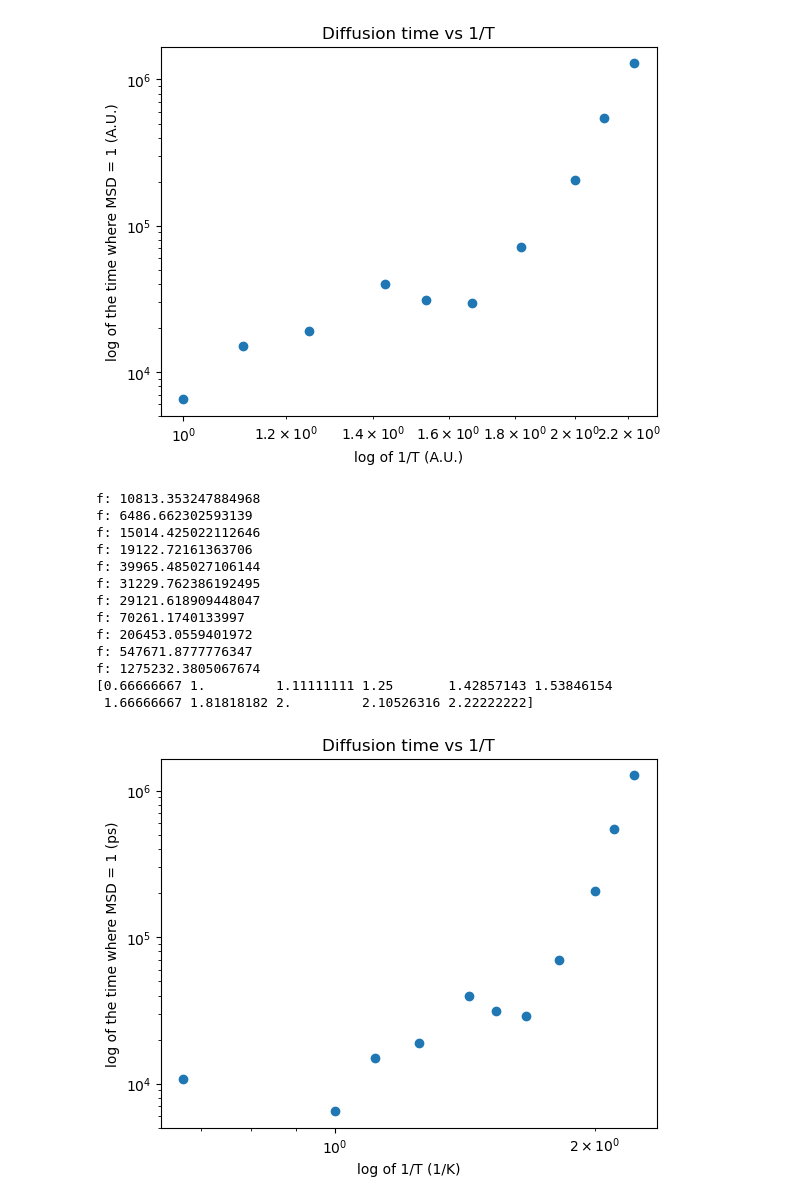
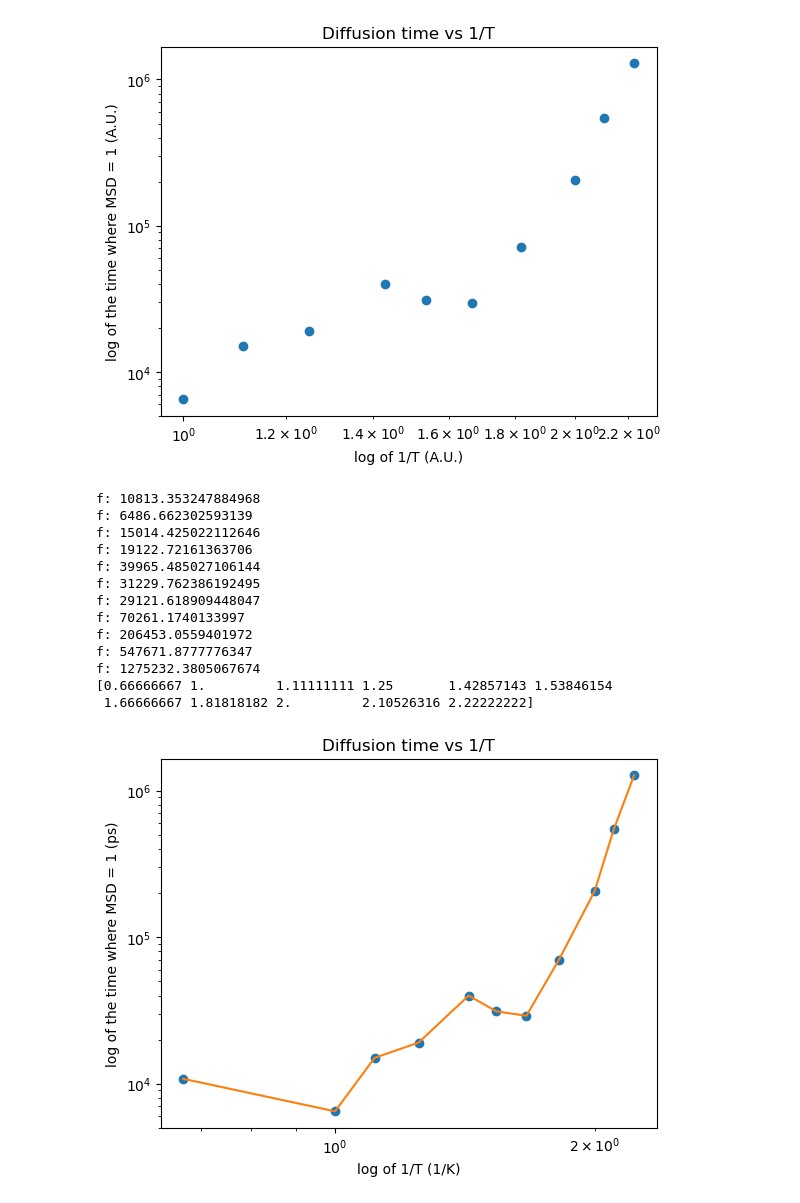
Before and after one commit to cl6661/comp-lab-class, a Jupyter notebook: Week9/Analysis/analysis.ipynb, the cells around one changed output. Drawn from its saved outputs; the diff is of its cells as text; code cells hidden in the pictures.

```diff
--- a/Week9/Analysis/analysis.ipynb
+++ b/Week9/Analysis/analysis.ipynb
@@ -976,31 +977,33 @@ for n in temp:
      ydata = globals()[ydata]
 # use interpolation to find msd =1
      f = interpolate.interp1d(ydata, xdata, fill_value='extrapolate')
      print ("f:",f(1))
      diffuse_temp = np.append(diffuse_temp, n)
      diffuse_time = np.append(diffuse_time, f(1))
 
 
 diffuse_temp=1/diffuse_temp
 print(diffuse_temp)
 plt.loglog(diffuse_temp, diffuse_time, 'o')
+# plot the line connecting the points
+plt.loglog(diffuse_temp, diffuse_time)
 plt.ylabel('log of the time where MSD = 1 (ps)')
 plt.xlabel('log of 1/T (1/K)')
 plt.title('Diffusion time vs 1/T')
 plt.savefig('Diffusion time vs inverse of T.pdf', format='pdf',bbox_inches='tight',pad_inches=0.1)
 plt.show()
 # %% [output]
 f: 10813.353247884968
 f: 6486.662302593139
 f: 15014.425022112646
 f: 19122.72161363706
 f: 39965.485027106144
 f: 31229.762386192495
 f: 29121.618909448047
 f: 70261.1740133997
 f: 206453.0559401972
 f: 547671.8777776347
 f: 1275232.3805067674
 [0.66666667 1.         1.11111111 1.25       1.42857143 1.53846154
  1.66666667 1.81818182 2.         2.10526316 2.22222222]
-[figure, old version]
+[figure, new version]
```
Also changed, not shown: parts of 2 cells of this notebook, 46 other files.
